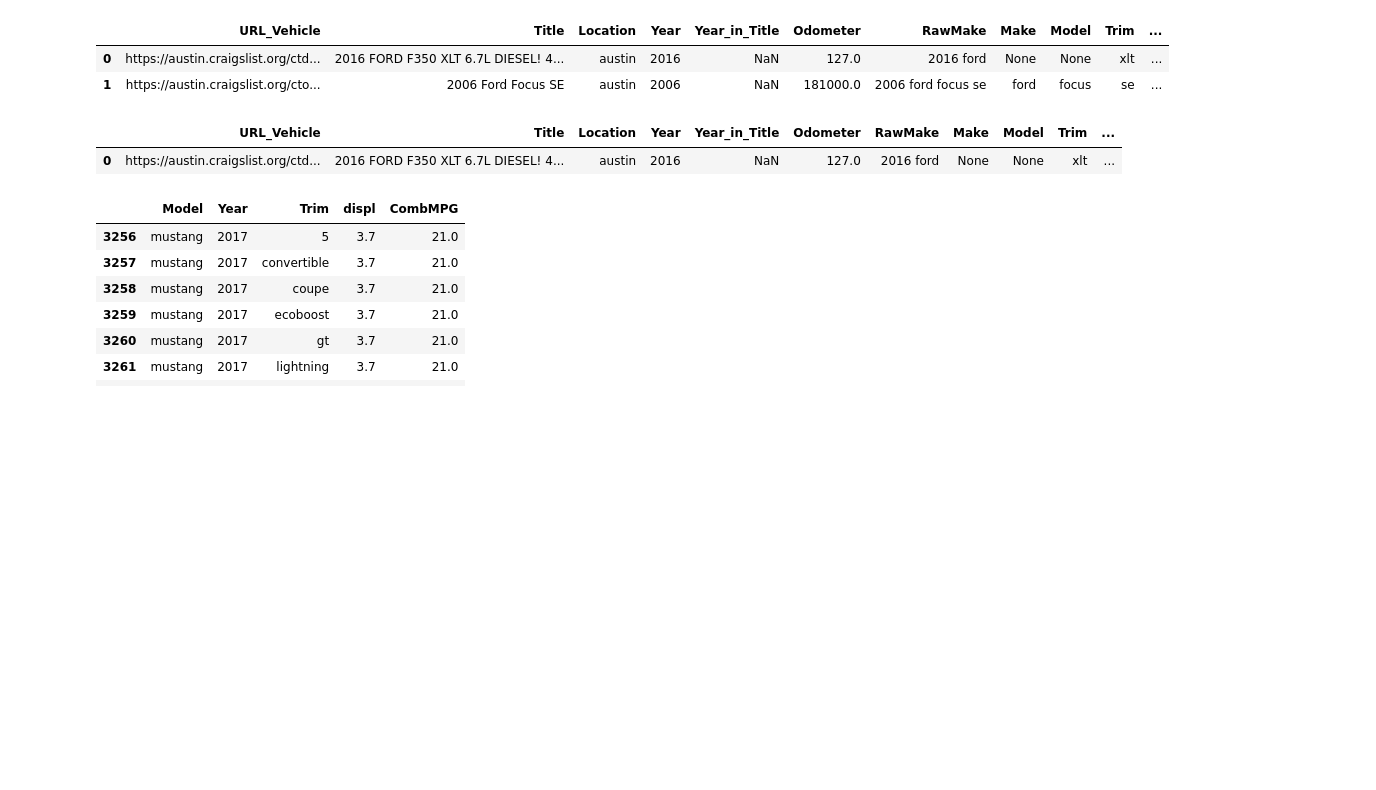
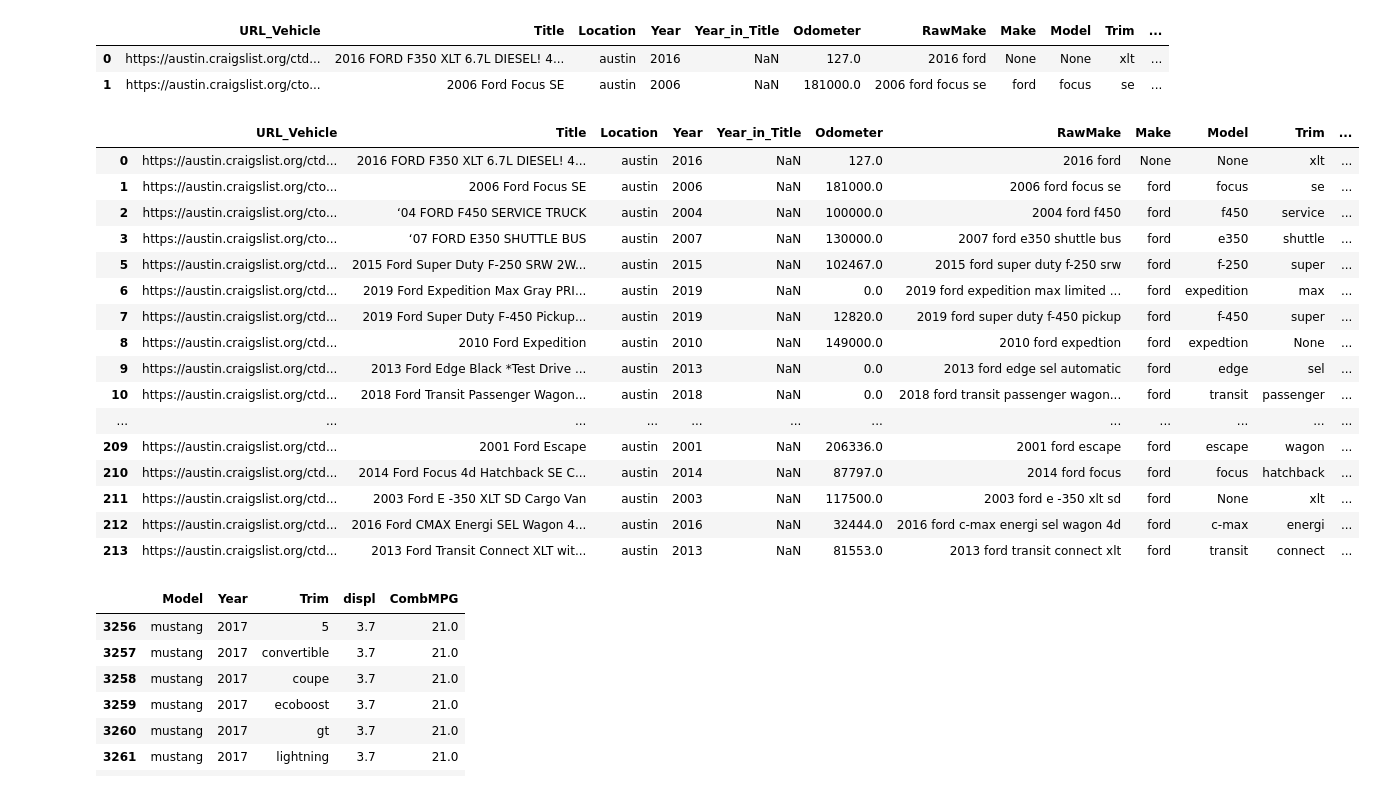
Before and after one commit to jkmackie/car_price_prediction, a Jupyter notebook: jupyter_notebooks/car_preproc_final.ipynb, the cells around one changed output. Saved outputs shown, nothing was run; the diff lists cells and outputs as text; code cells hidden in the pictures; blank space fills up the shorter version.

```diff
--- a/jupyter_notebooks/car_preproc_final.ipynb
+++ b/jupyter_notebooks/car_preproc_final.ipynb
@@ -309,23 +309,40 @@ vehicle.head(2)
 | 1 | https://austin.craigslist.org/cto... | 2006 Ford Focus SE | austin | 2006 | NaN | 181000.0 | 2006 ford focus se | ford | focus | se | ... |
 # %%
 #Insert CombMPG and displacement from modelYR.
-modelYR = joblib.load('modelYR.joblib')
+EPA = joblib.load('EPA.joblib')
 
 #Backup vehicle indices before merge.
 vehicle_idx_BAK = vehicle.index
 
 #Merge data
-vehicle = vehicle.merge(modelYR, how='left', left_on=['Model','Year'], right_on=['clean_model','year'])
-vehicle.drop(columns=['clean_model','year'], inplace=True, errors='ignore')
+vehicle = vehicle.merge(EPA, how='left', left_on=['Model','Year'], right_on=['clean_model','year'])
+
+#Drop redundant columns.
+vehicle.drop(columns=['clean_model', 'year'], inplace=True)
 vehicle.rename(columns={'comb08' : 'CombMPG'}, inplace=True)
 
 #Restore original vehicle indices that were reset by merge.
 vehicle.index = vehicle_idx_BAK
 # %%
-vehicle.head(1)
+vehicle.head()
 # %% [output]
 |  | URL_Vehicle | Title | Location | Year | Year_in_Title | Odometer | RawMake | Make | Model | Trim | ... |
 | 0 | https://austin.craigslist.org/ctd... | 2016 FORD F350 XLT 6.7L DIESEL! 4... | austin | 2016 | NaN | 127.0 | 2016 ford | None | None | xlt | ... |
+| 1 | https://austin.craigslist.org/cto... | 2006 Ford Focus SE | austin | 2006 | NaN | 181000.0 | 2006 ford focus se | ford | focus | se | ... |
+| 2 | https://austin.craigslist.org/cto... | ‘04 FORD F450 SERVICE TRUCK | austin | 2004 | NaN | 100000.0 | 2004 ford f450 | ford | f450 | service | ... |
+| 3 | https://austin.craigslist.org/cto... | ‘07 FORD E350 SHUTTLE BUS | austin | 2007 | NaN | 130000.0 | 2007 ford e350 shuttle bus | ford | e350 | shuttle | ... |
+| 5 | https://austin.craigslist.org/ctd... | 2015 Ford Super Duty F-250 SRW 2W... | austin | 2015 | NaN | 102467.0 | 2015 ford super duty f-250 srw | ford | f-250 | super | ... |
+| 6 | https://austin.craigslist.org/ctd... | 2019 Ford Expedition Max Gray PRI... | austin | 2019 | NaN | 0.0 | 2019 ford expedition max limited ... | ford | expedition | max | ... |
+| 7 | https://austin.craigslist.org/ctd... | 2019 Ford Super Duty F-450 Pickup... | austin | 2019 | NaN | 12820.0 | 2019 ford super duty f-450 pickup | ford | f-450 | super | ... |
+| 8 | https://austin.craigslist.org/ctd... | 2010 Ford Expedition | austin | 2010 | NaN | 149000.0 | 2010 ford expedtion | ford | expedtion | None | ... |
+| 9 | https://austin.craigslist.org/ctd... | 2013 Ford Edge Black *Test Drive ... | austin | 2013 | NaN | 0.0 | 2013 ford edge sel automatic | ford | edge | sel | ... |
+| 10 | https://austin.craigslist.org/ctd... | 2018 Ford Transit Passenger Wagon... | austin | 2018 | NaN | 0.0 | 2018 ford transit passenger wagon... | ford | transit | passenger | ... |
+| ... | ... | ... | ... | ... | ... | ... | ... | ... | ... | ... | ... |
+| 209 | https://austin.craigslist.org/ctd... | 2001 Ford Escape | austin | 2001 | NaN | 206336.0 | 2001 ford escape | ford | escape | wagon | ... |
+| 210 | https://austin.craigslist.org/ctd... | 2014 Ford Focus 4d Hatchback SE C... | austin | 2014 | NaN | 87797.0 | 2014 ford focus | ford | focus | hatchback | ... |
+| 211 | https://austin.craigslist.org/ctd... | 2003 Ford E -350 XLT SD Cargo Van | austin | 2003 | NaN | 117500.0 | 2003 ford e -350 xlt sd | ford | None | xlt | ... |
+| 212 | https://austin.craigslist.org/ctd... | 2016 Ford CMAX Energi SEL Wagon 4... | austin | 2016 | NaN | 32444.0 | 2016 ford c-max energi sel wagon 4d | ford | c-max | energi | ... |
+| 213 | https://austin.craigslist.org/ctd... | 2013 Ford Transit Connect XLT wit... | austin | 2013 | NaN | 81553.0 | 2013 ford transit connect xlt | ford | transit | connect | ... |
 # %%
 grp = vehicle.groupby(['Model','Year','Trim']).agg({'displ' : 'median','CombMPG' : 'median'})
 # %%
```
Also changed, not shown: parts of 4 cells of this notebook, 1 other file.
